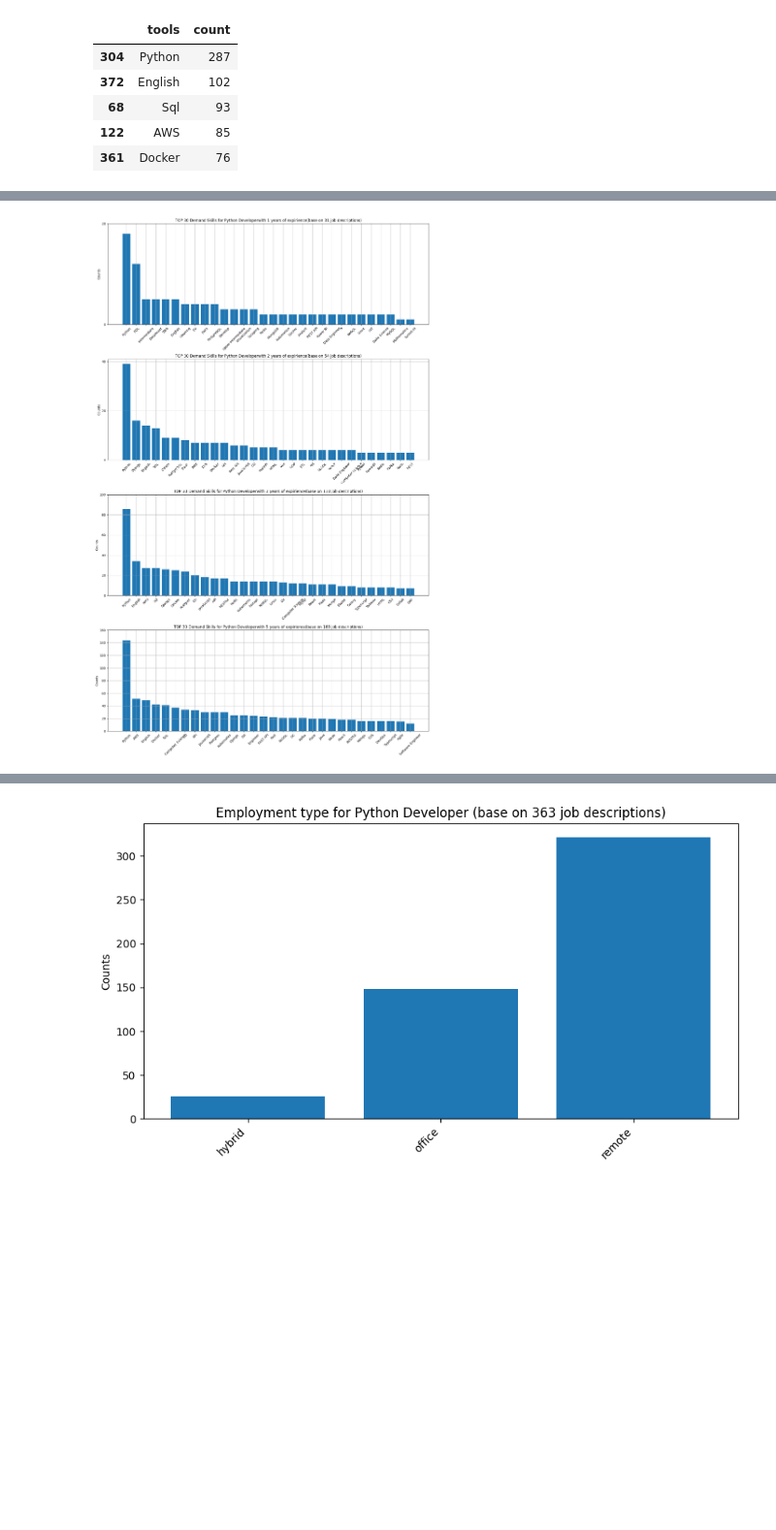
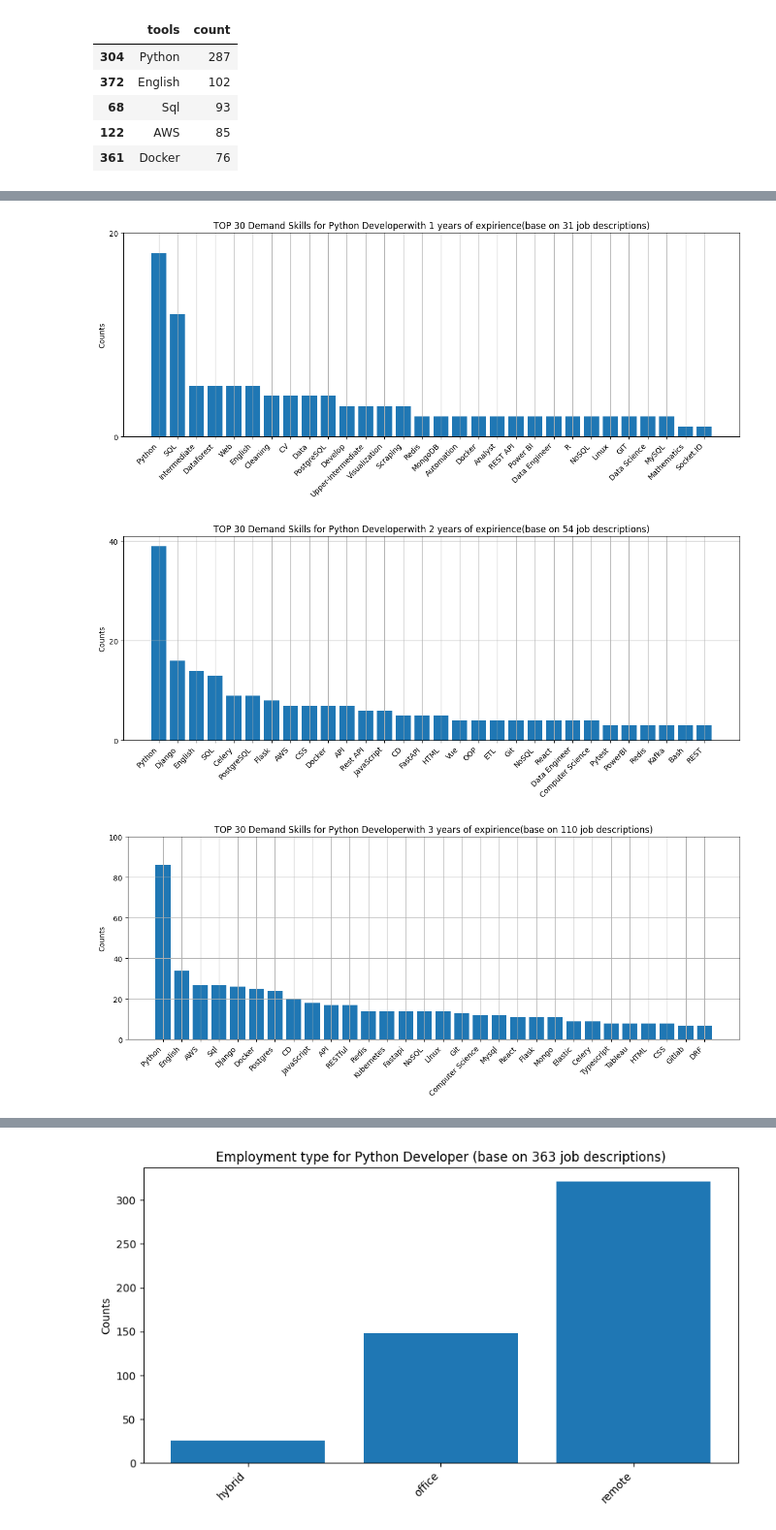
Before and after one commit to danieladdisonorg/Jobsite-Scraper-and-Analyzer, a Jupyter notebook: analyzing/analyze_djinni.ipynb, the cells around one changed output, grey strips where cells are left out. Shown at 97% size. Drawn from its saved outputs; the diff is of its cells as text; code cells hidden in the pictures; blank space fills up the shorter version.

Commit message:
Fix issues with diagrams naming and save diagrams in diagrams/ directory

```diff
--- a/analyzing/analyze_djinni.ipynb
+++ b/analyzing/analyze_djinni.ipynb
@@ -1,4 +1,5 @@
 # %%
+import uuid
 import os
 import sys
 import pandas as pd
@@ -9,6 +10,9 @@ from ast import literal_eval
 # add parent directory to sys path so we could access project modules
 parent_dir = os.path.abspath(os.path.join(os.getcwd(), os.pardir))
 sys.path.append(parent_dir)
+
+# get directory for saving results of plotting graphs
+diagrams = os.path.join("..", "diagrams")
 # %%
 # Perfrom Extracting
 # and convert column tools from string to list
@@ -136,36 +145,44 @@ NameError: name 'skills_df' is not defined
 # %%
 # group by year of expirience
 grouped = df.groupby("year_of_exp")
 
-fig, axes = plt.subplots(nrows=len(grouped), figsize=(15, 6 * len(grouped)))
 
 # create a bar plot for each year of exprience
+# and we are not using subplots() because we want to save each plot seperatly
 for i, (year, data) in enumerate(grouped):
-    ax = axes[i] if len(grouped) > 1 else axes
 
     all_skills = pd.Series(data['tools'].sum())
     # Count the occurrences of each tool
     skill_counts = all_skills.value_counts()
 
     skills = removing_duplicates(skill_counts)
     # Create DataFrame from dictionary
     skills = pd.DataFrame({'tools': list(skills.keys()), 'count': list(skills.values())})
     # Sort DataFrame by count in descending order
     skills = skills.sort_values(by='count', ascending=False)
 
-    top_tools = skills.iloc[:30, :]
-    ax.bar(top_tools.tools, top_tools["count"])
+    top_skills = skills.iloc[:30, :]
 
-    ax.set_title((
-        f"TOP {len(top_tools)} Demand Skills for {POSITION} Developer"
+    plt.figure(figsize=(15, 5))
+    plt.bar(top_skills.tools, top_skills["count"])
+
+    plt.title((
+        f"TOP {len(top_skills)} Demand Skills for {POSITION} Developer"
         f"with {year} years of expirience(base on {len(data)} job descriptions)"
     ))
-    ax.tick_params(axis="x", labelrotation=45)
-    ax.set_ylabel("Counts")
-    ax.set_yticks(range(0, top_tools["count"].max() + 20, 20))
-    ax.grid(True)
+    plt.xticks(rotation=45, ha="right")
+    plt.ylabel("Counts")
+    plt.yticks(range(0, top_skills["count"].max() + 20, 20))
+    plt.grid(True)
 
-plt.tight_layout()
-plt.show()
+    # save diagram
+    by_year = os.path.join(diagrams, f"{year}_year_of_exp")
+    os.makedirs(by_year, exist_ok=True)
+    plt.savefig(os.path.join(by_year, f"skills_{uuid.uuid4()}.jpg"))
+
+    plt.show()
+    plt.close()
 # %% [output]
-[figure, old version]
+[figure, new version]
+[figure, added]
+[figure, added]
```
Also changed, not shown: parts of 7 cells of this notebook.
